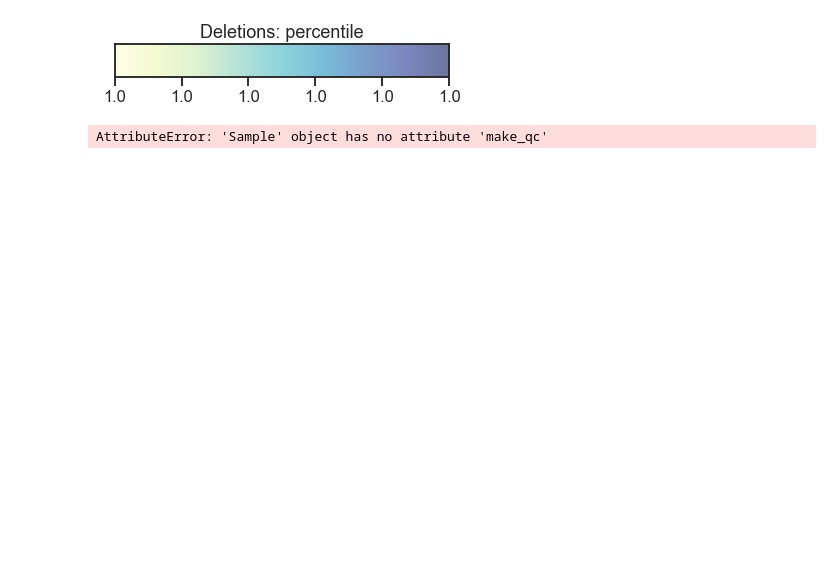
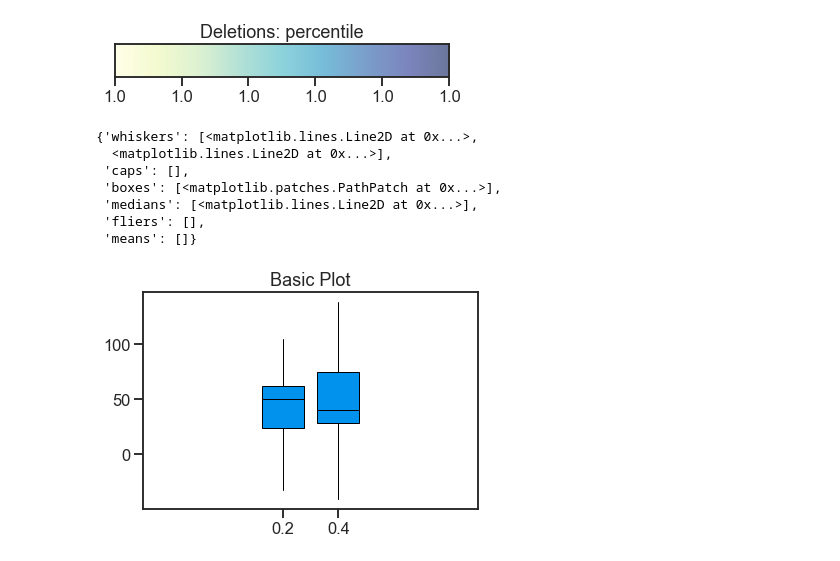
Before and after one commit to Weeks-UNC/RNAvigate, a Jupyter notebook: JNB-example/plotmapper-example.ipynb, the cells around one changed output. Drawn from its saved outputs; the diff is of its cells as text; code cells hidden in the pictures; blank space fills up the shorter version.

```diff
--- a/JNB-example/plotmapper-example.ipynb
+++ b/JNB-example/plotmapper-example.ipynb
@@ -97,7 +97,32 @@ plot = example.make_mol(ij="deletions", Percentile=0.99)
 viewer: (0, 0), example2
 [interactive output not drawn]
 [figure]
-# %%
-example.make_qc()
-# %% [output]
-AttributeError: 'Sample' object has no attribute 'make_qc'
+# %%
+import matplotlib.pyplot as plt
+import numpy as np
+
+spread = np.random.rand(50) * 100
+center = np.ones(25) * 50
+flier_high = np.random.rand(10) * 100 + 100
+flier_low = np.random.rand(10) * -100
+data = np.concatenate((spread, center, flier_high, flier_low))
+
+spread = np.random.rand(50) * 100
+center = np.ones(25) * 40
+flier_high = np.random.rand(10) * 100 + 100
+flier_low = np.random.rand(10) * -100
+d2 = np.concatenate((spread, center, flier_high, flier_low))
+
+fig1, ax1 = plt.subplots()
+ax1.set_title('Basic Plot')
+ax1.boxplot(data, positions=[0.2], patch_artist=True, showcaps=False, showfliers=False, medianprops={'c':'black'})
+ax1.boxplot(d2, positions=[0.4], patch_artist=True, showcaps=False, showfliers=False, medianprops={'c':'black'})
+# %% [output]
+{'whiskers': [<matplotlib.lines.Line2D at 0x...>,
+  <matplotlib.lines.Line2D at 0x...>],
+ 'caps': [],
+ 'boxes': [<matplotlib.patches.PathPatch at 0x...>],
+ 'medians': [<matplotlib.lines.Line2D at 0x...>],
+ 'fliers': [],
+ 'means': []}
+[figure, added]
```
Also changed, not shown: 1 other file.
